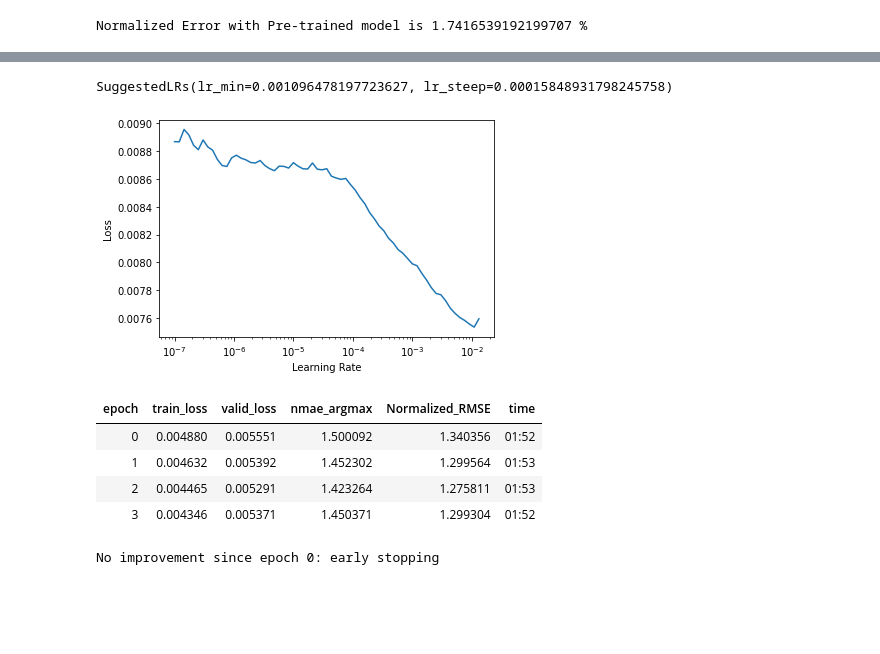
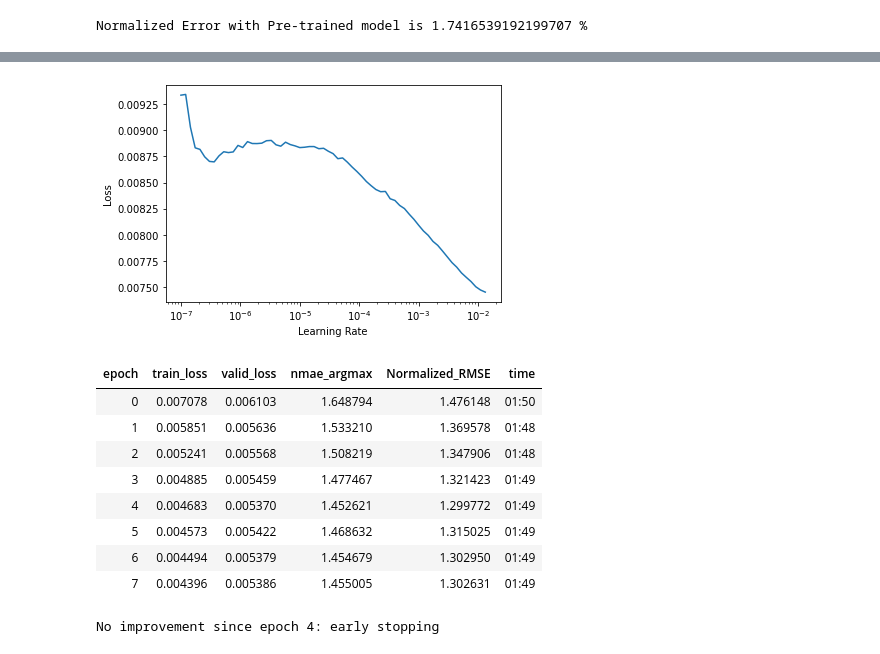
Before and after one commit to dguari1/NeuroFace_FineTuning, a Jupyter notebook: code/FineTune_FAN.ipynb, the cells around one changed output, grey strips where cells are left out. Drawn from its saved outputs; the diff is of its cells as text; code cells hidden in the pictures; blank space fills up the shorter version.

```diff
--- a/code/FineTune_FAN.ipynb
+++ b/code/FineTune_FAN.ipynb
@@ -416,6 +416,6 @@ dblock = DataBlock(
     )
 # %%
 #show one batch of the training set
-dls = dblock.dataloaders(df, num_workers=0, bs = 12)
+dls = dblock.dataloaders(df, num_workers=0, bs = 24)
 dls.show_batch(max_n=12)
 # %% [output]
@@ -517,7 +517,7 @@ def Normalized_RMSE(preds, targets, selected=None):
     #compute the Root Mean Squared Error between two sets of landmarks (ground truth and model predictions)
     #works in a batch
 
-    pp,_,_ get_preds_fromhm(preds.detach().cpu().numpy())
+    pp,_,_=get_preds_fromhm(preds.detach().cpu().numpy())
     pp  = torch.tensor(pp*4)
     #FastAI resturn an object of type TensorImage (that has a show property). We need to return that into Tensor (TensorBase)
     gt = _descale(TensorBase(targets[1].detach().cpu()),256)
@@ -559,25 +559,29 @@ Normalized Error with Pre-trained model is 1.7296624183654785 %
 # %%
 #find learning rate using FastAI
 lr_min, lr_steepest = learn.lr_find()
+lr_steepest
 # %% [output]
 [interactive output not drawn]
-SuggestedLRs(lr_min=0.001096478197723627, lr_steep=0.00015848931798245758)
-[figure, old version]
+[figure, new version]
 # %%
 #Pick best learning rate from curve and train using FastAI
 #Training will include early stoping and saving of best model
 Path("./models/models_FAN").mkdir(parents=True, exist_ok=True)
 learn.fit_one_cycle(15, slice(lr_steepest),
-                   cbs=[EarlyStoppingCallback(monitor='Normalized_RMSE', min_delta=0.01, patience=3),
+                   cbs=[EarlyStoppingCallback(monitor='valid_loss', patience=3),
                        SaveModelCallback(every_epoch=True, fname='./models_FAN/FineTuned_TorontoNeuroFace_Epoch')],
                    )
 # %% [output]
 | epoch | train_loss | valid_loss | nmae_argmax | Normalized_RMSE | time |
-| 0 | 0.004880 | 0.005551 | 1.500092 | 1.340356 | 01:52 |
-| 1 | 0.004632 | 0.005392 | 1.452302 | 1.299564 | 01:53 |
-| 2 | 0.004465 | 0.005291 | 1.423264 | 1.275811 | 01:53 |
-| 3 | 0.004346 | 0.005371 | 1.450371 | 1.299304 | 01:52 |
+| 0 | 0.007078 | 0.006103 | 1.648794 | 1.476148 | 01:50 |
+| 1 | 0.005851 | 0.005636 | 1.533210 | 1.369578 | 01:48 |
+| 2 | 0.005241 | 0.005568 | 1.508219 | 1.347906 | 01:48 |
+| 3 | 0.004885 | 0.005459 | 1.477467 | 1.321423 | 01:49 |
+| 4 | 0.004683 | 0.005370 | 1.452621 | 1.299772 | 01:49 |
+| 5 | 0.004573 | 0.005422 | 1.468632 | 1.315025 | 01:49 |
+| 6 | 0.004494 | 0.005379 | 1.454679 | 1.302950 | 01:49 |
+| 7 | 0.004396 | 0.005386 | 1.455005 | 1.302631 | 01:49 |
-No improvement since epoch 0: early stopping
+No improvement since epoch 4: early stopping
 # %%
 #test new model on testing data
 preds = learn.get_preds(dl=test_dl)
```
Also changed, not shown: parts of 5 cells of this notebook, 22 other files.
